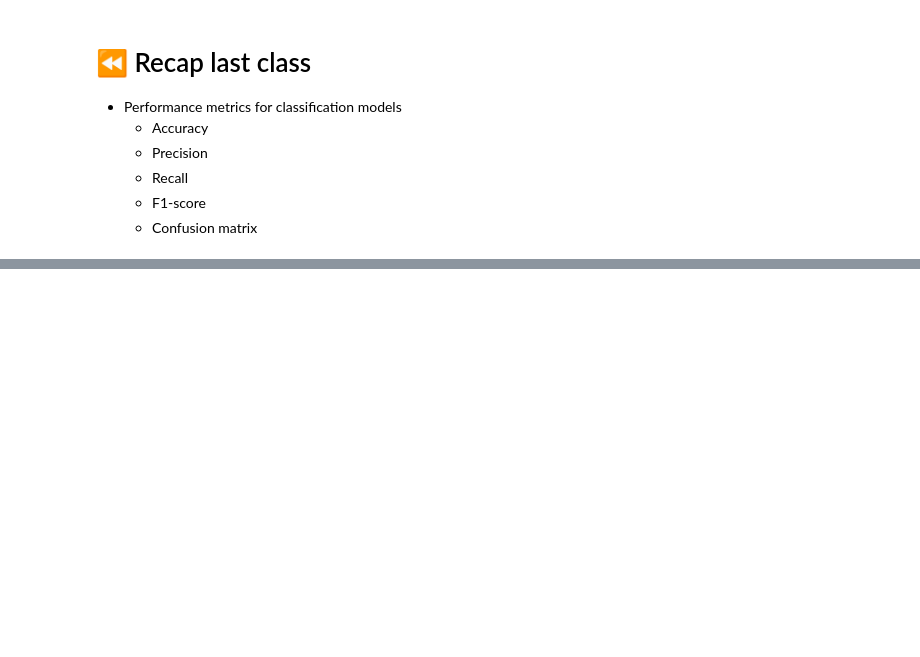
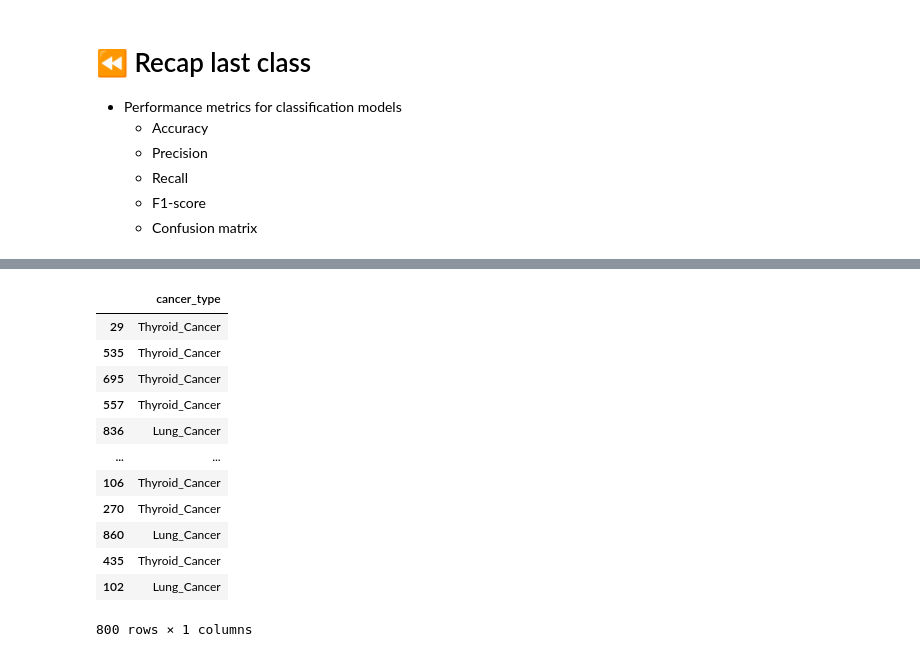
Before and after one commit to CodeYourDreams/DataScience_Burundi2023, a Jupyter notebook: Class 22 - Classification/class_22_classification.ipynb, the cells around one changed output, grey strips where cells are left out. Drawn from its saved outputs; the diff is of its cells as text; code cells hidden in the pictures; blank space fills up the shorter version.

```diff
--- a/Class 22 - Classification/class_22_classification.ipynb
+++ b/Class 22 - Classification/class_22_classification.ipynb
@@ -35,0 +279,7 @@ May 15, 2023
+# %%
+X = df[['note']]
+y = df[['cancer_type']]
+# %%
+from sklearn.model_selection import train_test_split
+
+X_train, X_test, y_train, y_test = train_test_split(X, y, test_size=0.2, random_state=42)
@@ -35,0 +361,16 @@ May 15, 2023
+# %%
+y_train
+# %% [output]
+|  | cancer_type |
+| 29 | Thyroid_Cancer |
+| 535 | Thyroid_Cancer |
+| 695 | Thyroid_Cancer |
+| 557 | Thyroid_Cancer |
+| 836 | Lung_Cancer |
+| ... | ... |
+| 106 | Thyroid_Cancer |
+| 270 | Thyroid_Cancer |
+| 860 | Lung_Cancer |
+| 435 | Thyroid_Cancer |
+| 102 | Lung_Cancer |
+800 rows × 1 columns
```
Also changed, not shown: parts of 80 cells of this notebook, 32 other files.
